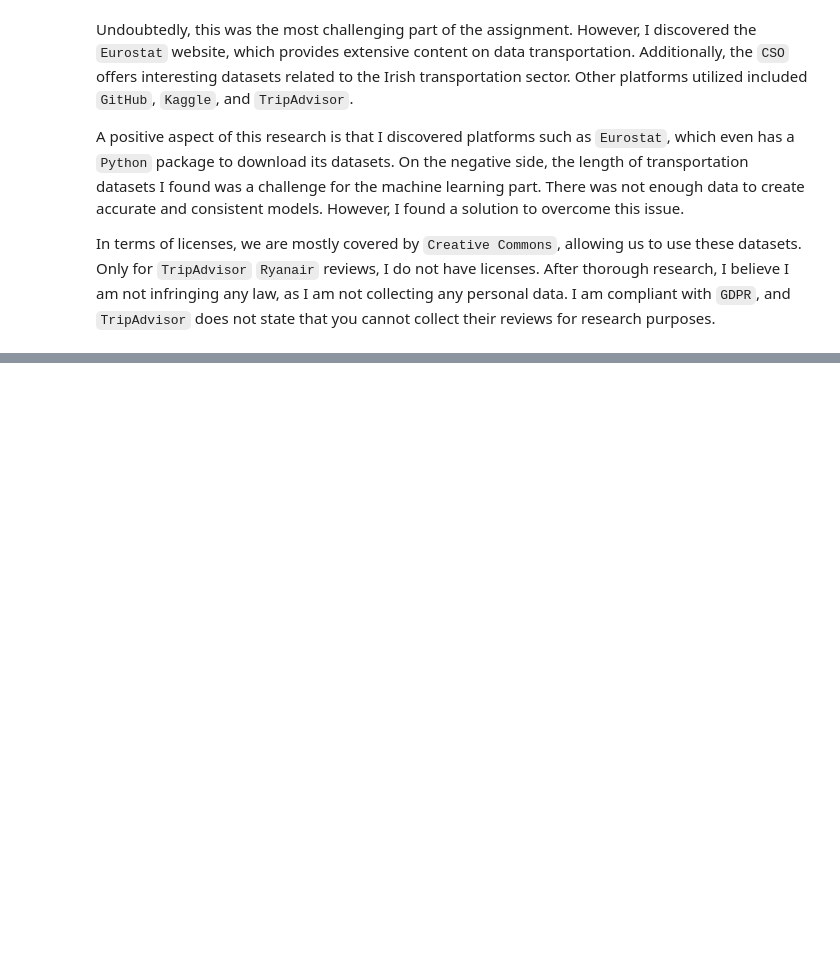
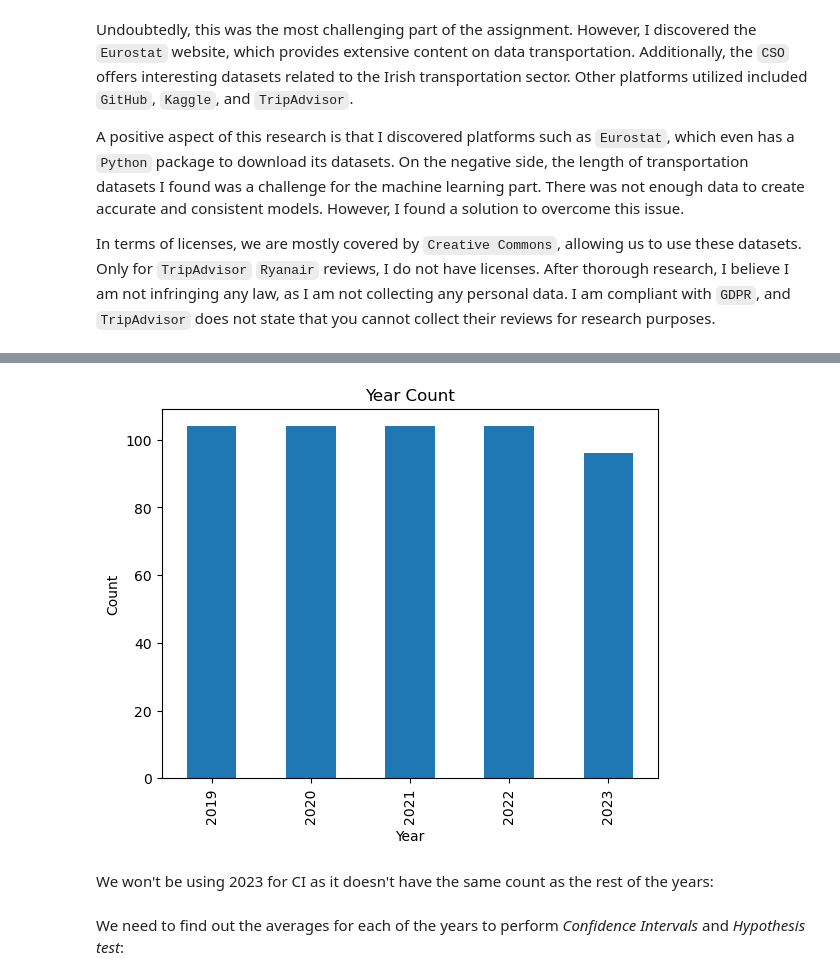
Before and after one commit to JoseRicoCct/CA2_Integrated_Assesment_MSc_Data_Analytics_CCT_Semester_1, a Jupyter notebook: CA2_Data_Visualisation_Code_sba23021.ipynb, the cells around one changed output, grey strips where cells are left out. Saved outputs shown, nothing was run; the diff lists cells and outputs as text; code cells hidden in the pictures; blank space fills up the shorter version.

```diff
--- a/CA2_Data_Visualisation_Code_sba23021.ipynb
+++ b/CA2_Data_Visualisation_Code_sba23021.ipynb
@@ -15,0 +160,6 @@ Evaluate your raw data and detail, in depth, the various attributes and issues t
+# %%
+# Dropping NaN
+dvdfa = dvdfa.dropna(subset=['VALUE'])
+
+# Dropping '2020 Week 53' to ensure consistent week counts across all years:
+dvdfa = dvdfa[~dvdfa['Week'].str.contains('Week 53')]
@@ -15,0 +175,7 @@ Evaluate your raw data and detail, in depth, the various attributes and issues t
+# %%
+# Extracting the year from Week column
+dvdfa['Year'] = pd.to_datetime(dvdfa['Week'].str[:4] + ' ' + dvdfa['Week'].str[-2:] + ' 1', format='%Y %W %w').dt.year
+# %%
+# Counting the values that each year has:
+year_counts = dvdfa['Year'].value_counts().sort_index()
+year_counts
@@ -15,0 +190,15 @@ Evaluate your raw data and detail, in depth, the various attributes and issues t
+# %%
+# Convert the data to a pandas Series for easier plotting
+series_data = pd.Series(year_counts)
+
+# Plotting
+
+series_data.plot(kind='bar')
+plt.title('Year Count')
+plt.xlabel('Year')
+plt.ylabel('Count')
+plt.show()
+# %% [output]
+[figure, added]
+# %% [markdown]
+We won't be using 2023 for CI as it doesn't have the same count as the rest of the years:
@@ -15,0 +216,2 @@ Evaluate your raw data and detail, in depth, the various attributes and issues t
+# %% [markdown]
+We need to find out the averages for each of the years to perform *Confidence Intervals* and *Hypothesis test*:
```
Also changed, not shown: parts of 62 cells of this notebook, 1 other file.
